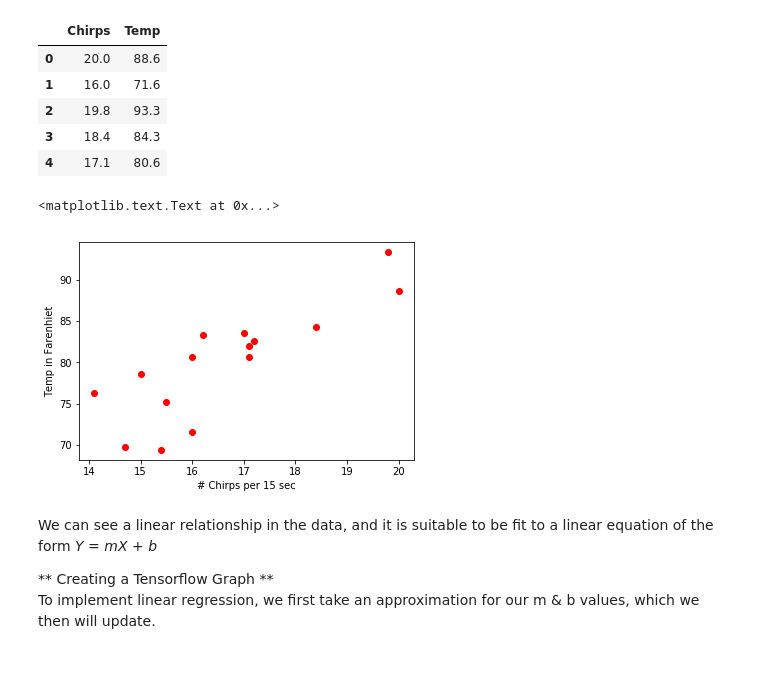
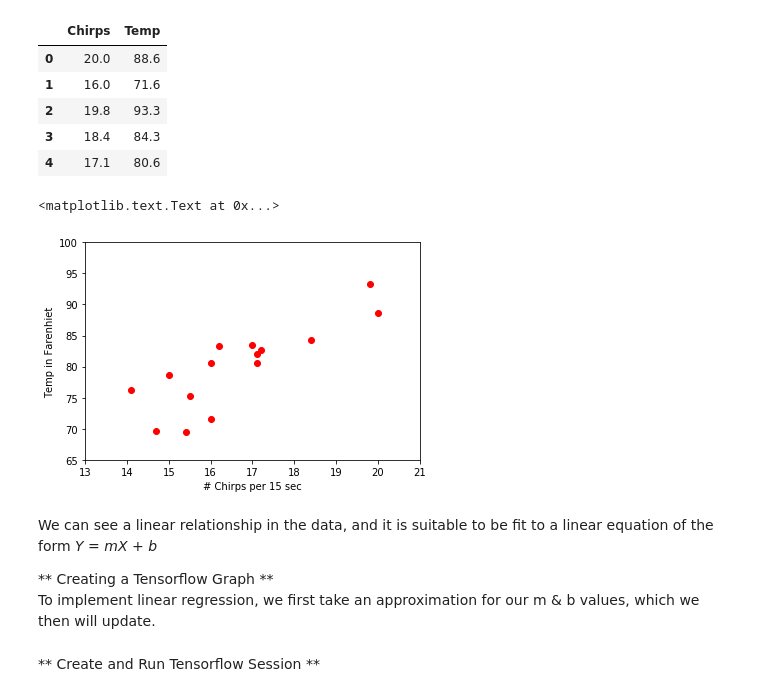
Before and after one commit to MossMcLaughlin/linear-regression-tensorflow, a Jupyter notebook: linear-regression-tensorflow.ipynb, the cells around one changed output. Saved outputs shown, nothing was run; the diff lists cells and outputs as text; code cells hidden in the pictures; blank space fills up the shorter version.

```diff
--- a/linear-regression-tensorflow.ipynb
+++ b/linear-regression-tensorflow.ipynb
@@ -24,16 +25,17 @@ datafile.head()
 # %%
 %matplotlib inline
 
 x_data, y_data = (datafile["Chirps"].values,datafile["Temp"].values)
 
 # plots the data points
 plt.plot(x_data, y_data, 'ro')
 # label the axis
+plt.axis([13,21,65,100])
 plt.xlabel("# Chirps per 15 sec")
 plt.ylabel("Temp in Farenhiet")
 # %% [output]
 <matplotlib.text.Text at 0x...>
-[figure, old version]
+[figure, new version]
 # %% [markdown]
 We can see a linear relationship in the data, and it is suitable to be fit to a linear equation of the form *Y = mX + b*
 
@@ -48,0 +51,2 @@ prediction = tf.add(tf.multiply(X,m),b)
+# %% [markdown]
+** Create and Run Tensorflow Session **
```
Also changed, not shown: parts of 18 cells of this notebook.
